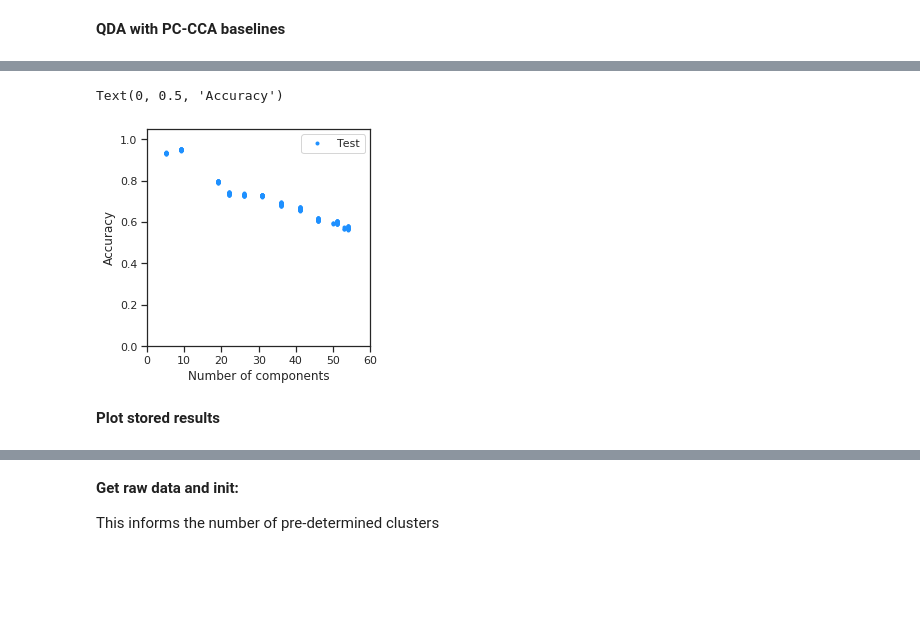
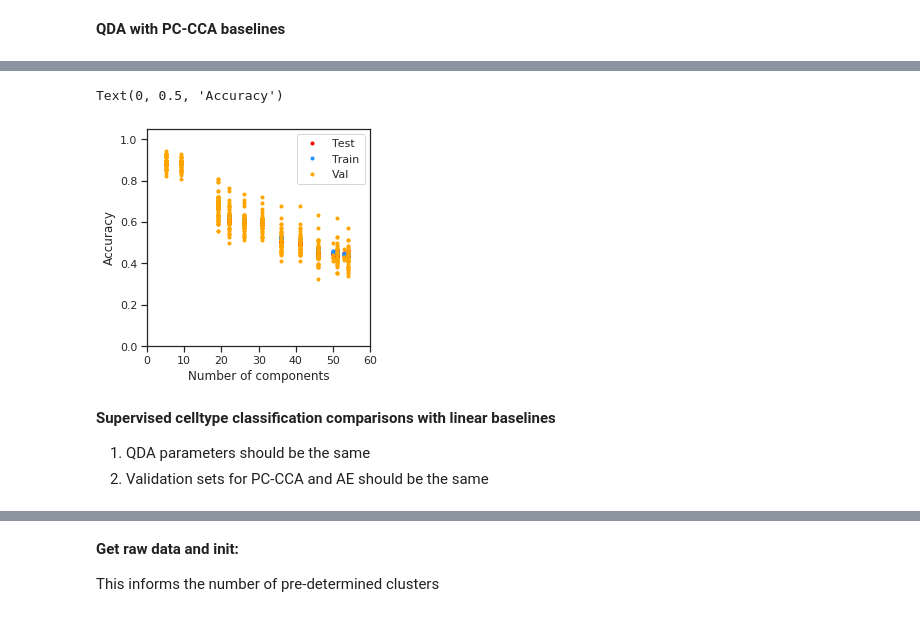
Before and after one commit to AllenInstitute/coupledAE-patchseq, a Jupyter notebook: analysis_baselines.ipynb, the cells around one changed output, grey strips where cells are left out. Saved outputs shown, nothing was run; the diff lists cells and outputs as text; code cells hidden in the pictures; blank space fills up the shorter version.

```diff
--- a/analysis_baselines.ipynb
+++ b/analysis_baselines.ipynb
@@ -211,8 +206,8 @@ Text(0, 0.5, 'Accuracy')
 # %%
 res_pth = '/home/rohan/Remote-AI/dat/result/Patchseq_NM_proc/'
-df=pd.DataFrame({'n_components':n_components,'test_acc':test_acc,'val_acc':val_acc})
+df=pd.DataFrame({'n_components':n_components,'test_acc':test_acc,'val_acc':val_acc,'train_acc':train_acc})
 
-fname = 'QDA_'+fiton+'NM'+\
+fname = 'QDA_'+fiton+'_NM'+\
                 '_aT_'+str(alpha_T)+\
                 '_aE_'+str(alpha_E)+\
                 '_cs_'+str(lambda_TE)+\
@@ -276,18 +273,18 @@ load all cv sets took 4.674sec
 # %%
 n_min_samples = 6
-qda = QDA(reg_param=1e-2,store_covariance=True)
 
-n_pc_T = 20
-n_pc_E = 20
+n_pc_T = 50
+n_pc_E = 50
 cca_dims = 3
-fiton = 'zT'
+fiton = 'zE'
 cca = CCA(n_components=cca_dims, scale=True, max_iter=1e4, tol=1e-06, copy=True)
 # %%
-for cv in CVdict.keys():
+for cv in tqdm(CVdict.keys()):
     D = deepcopy(CVdict[cv])
     CVdict[cv]['pc_cca_qda'] = {}
     CVdict[cv]['pc_cca_qda']['n_components'] = []
     CVdict[cv]['pc_cca_qda']['n_htree_classes'] = []
+    CVdict[cv]['pc_cca_qda']['acc_train'] = []
     CVdict[cv]['pc_cca_qda']['acc_val'] = []
     CVdict[cv]['pc_cca_qda']['acc_test'] = []
 
@@ -360,33 +357,39 @@ for cv in CVdict.keys():
         y_test = y_test[keep_ind]
 
         #QDA related metrics
+        qda = QDA(reg_param=1e-2,store_covariance=True)
         qda.fit(X_train,y_train)
+        y_train_pred = qda.predict(X_train)
         y_val_pred = qda.predict(X_val)
         y_test_pred = qda.predict(X_test)
         CVdict[cv]['pc_cca_qda']['n_htree_classes'].append(n_classes)
         CVdict[cv]['pc_cca_qda']['n_components'].append(np.unique(qda.classes_).size)
+        CVdict[cv]['pc_cca_qda']['acc_train'].append(accuracy_score(y_train, y_train_pred))
         CVdict[cv]['pc_cca_qda']['acc_val'].append(accuracy_score(y_val, y_val_pred))
         CVdict[cv]['pc_cca_qda']['acc_test'].append(accuracy_score(y_test, y_test_pred))
 # %%
 test_acc = []
 val_acc = []
+train_acc = []
 n_components = []
 for cv in CVdict.keys():
     test_acc.extend(CVdict[cv]['pc_cca_qda']['acc_test'])
     val_acc.extend(CVdict[cv]['pc_cca_qda']['acc_val'])
+    train_acc.extend(CVdict[cv]['pc_cca_qda']['acc_train'])
     n_components.extend(CVdict[cv]['pc_cca_qda']['n_components'])
 # %%
 plt.figure(figsize=(4,4))
-#plt.plot(n_components,val_acc,'.',color='red',label='Validation')
-plt.plot(n_components,test_acc,'.',color='dodgerblue',label='Test')
+plt.plot(n_components,test_acc,'.',color='red',label='Test')
+plt.plot(n_components,train_acc,'.',color='dodgerblue',label='Train')
+plt.plot(n_components,val_acc,'.',color='orange',label='Val')
 plt.legend()
 ax = plt.gca()
 ax.set_ylim(0,1.05)
 ax.set_xlim(0,60)
 ax.set_xlabel('Number of components')
 ax.set_ylabel('Accuracy')
 # %% [output]
 Text(0, 0.5, 'Accuracy')
-[figure, old version]
+[figure, new version]
 # %%
 res_pth = '/home/rohan/Remote-AI/dat/result/Patchseq_NM_proc/'
@@ -398,8 +401,11 @@ fname = 'QDA_'+fiton+'_PCCCA_'+\
 
 fname = fname.replace('.','-')+'.csv'
 df.to_csv(res_pth+fname)
-# %% [markdown]
-**Plot stored results**
+# %% [markdown]
+**Supervised celltype classification comparisons with linear baselines**
+
+1. QDA parameters should be the same
+2. Validation sets for PC-CCA and AE should be the same
 # %%
 import numpy as np
 import pandas as pd
```
Also changed, not shown: parts of 37 cells of this notebook, 2 other files.
